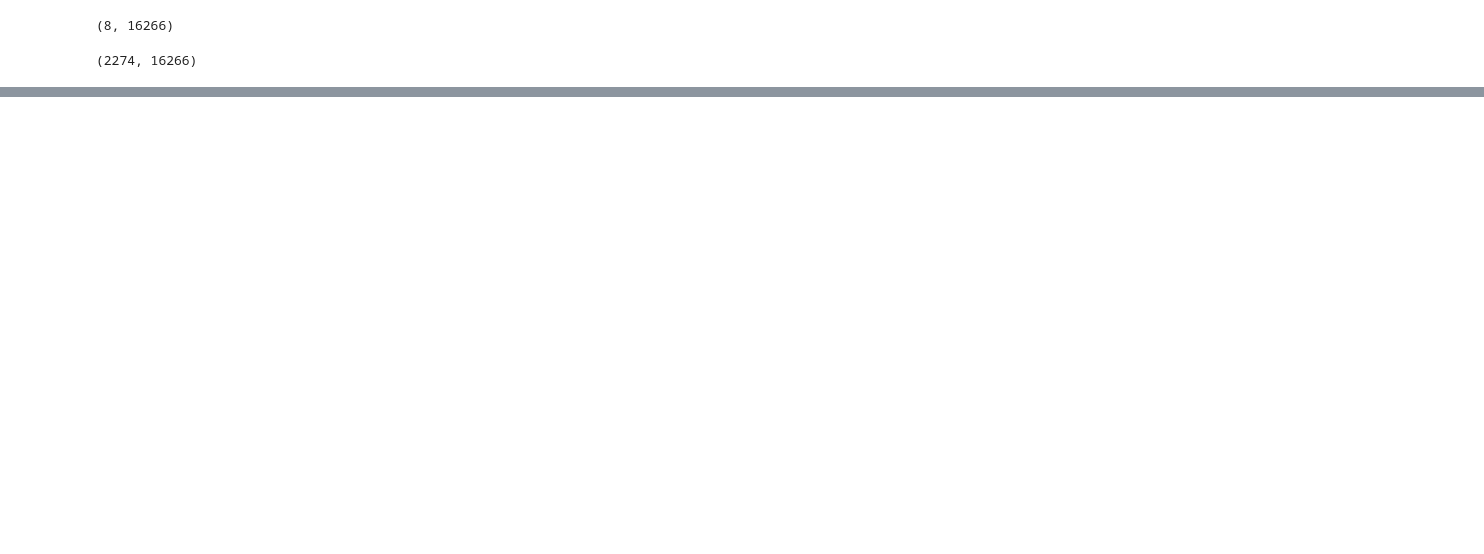
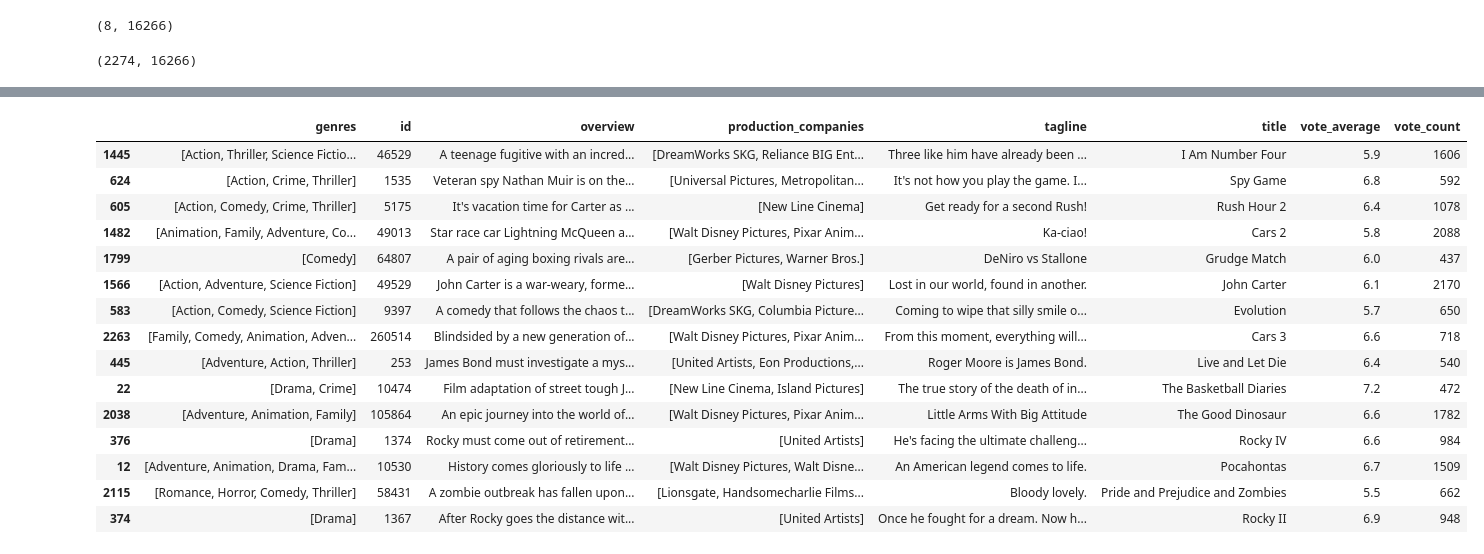
Before and after one commit to medram/movies_recommendation_system, a Jupyter notebook: recomendation_system.ipynb, the cells around one changed output, grey strips where cells are left out. Saved outputs shown, nothing was run; the diff lists cells and outputs as text; code cells hidden in the pictures; blank space fills up the shorter version.

```diff
--- a/recomendation_system.ipynb
+++ b/recomendation_system.ipynb
@@ -137,7 +137,9 @@ vote_mean = movies_df['vote_average'].mean() / 2
 print("Vote_count threshold:", threshold)
 print("Vote mean:", vote_mean)
 reduced_df = movies_df[(movies_df['vote_count'] >= threshold) & (movies_df['vote_average'] >= vote_mean)]
-reduced_df.reset_index()
+
+reduced_df = reduced_df.reset_index(drop=True)
+
 print("Dataframe size: %s rows" % reduced_df.shape[0])
 
 
@@ -406,9 +408,9 @@ class User:
         min_vec = vec.min(axis=0)
         max_vec = vec.max(axis=0)
 
-        user_space = max_vec - min_vec
-        print("user_space min:", user_space.min())
-        print("user_space max:", user_space.max())
+        #user_space = max_vec - min_vec
+        #print("user_space min:", user_space.min())
+        #print("user_space max:", user_space.max())
 
         # Create a random vector with the same user interest.
         return np.array([np.random.uniform(min_v, max_v) for min_v, max_v in np.c_[min_vec, max_vec]])
@@ -454,0 +462,27 @@ user_space max: 0.5135911563328667
+# %%
+from sklearn.neighbors import NearestNeighbors
+from sklearn.preprocessing import scale
+
+
+user = User(28, matrix, min_rating=2)
+
+X = matrix
+X_test = user.vectorized_rated_movies()
+
+n, p = X.shape
+
+nn = NearestNeighbors(n_neighbors=5)
+nbrs = nn.fit(X)
+distances, indices = nbrs.radius_neighbors(X_test, radius=5, return_distance=True, sort_results=True)
+
+print("X_test: ", X_test.shape)
+
+print("distance:", distances.shape)
+print("indices:", indices.shape)
+
+#display(distances)
+#display(indices)
+
+# Filter the important movies indices.
+distances = np.array([d[1:5] for d in distances]) # starts from 1 to remove the same movie index.
+indices = np.array([d[1:5] for d in indices])     # starts from 1 to remove the same movie index.
@@ -454,0 +508,25 @@ user_space max: 0.5135911563328667
+# %%
+import random
+
+l = np.unique(indices.T.ravel()[:100]) # select just most 100 results.
+movies_indices = np.array(random.sample(list(l), 15))
+#get_movies_by_ids(reduced_df, movies_ids)
+
+reduced_df.loc[movies_indices]
+# %% [output]
+|  | genres | id | overview | production_companies | tagline | title | vote_average | vote_count |
+| 1445 | [Action, Thriller, Science Fictio... | 46529 | A teenage fugitive with an incred... | [DreamWorks SKG, Reliance BIG Ent... | Three like him have already been ... | I Am Number Four | 5.9 | 1606 |
+| 624 | [Action, Crime, Thriller] | 1535 | Veteran spy Nathan Muir is on the... | [Universal Pictures, Metropolitan... | It's not how you play the game. I... | Spy Game | 6.8 | 592 |
+| 605 | [Action, Comedy, Crime, Thriller] | 5175 | It's vacation time for Carter as ... | [New Line Cinema] | Get ready for a second Rush! | Rush Hour 2 | 6.4 | 1078 |
+| 1482 | [Animation, Family, Adventure, Co... | 49013 | Star race car Lightning McQueen a... | [Walt Disney Pictures, Pixar Anim... | Ka-ciao! | Cars 2 | 5.8 | 2088 |
+| 1799 | [Comedy] | 64807 | A pair of aging boxing rivals are... | [Gerber Pictures, Warner Bros.] | DeNiro vs Stallone | Grudge Match | 6.0 | 437 |
+| 1566 | [Action, Adventure, Science Fiction] | 49529 | John Carter is a war-weary, forme... | [Walt Disney Pictures] | Lost in our world, found in another. | John Carter | 6.1 | 2170 |
+| 583 | [Action, Comedy, Science Fiction] | 9397 | A comedy that follows the chaos t... | [DreamWorks SKG, Columbia Picture... | Coming to wipe that silly smile o... | Evolution | 5.7 | 650 |
+| 2263 | [Family, Comedy, Animation, Adven... | 260514 | Blindsided by a new generation of... | [Walt Disney Pictures, Pixar Anim... | From this moment, everything will... | Cars 3 | 6.6 | 718 |
+| 445 | [Adventure, Action, Thriller] | 253 | James Bond must investigate a mys... | [United Artists, Eon Productions,... | Roger Moore is James Bond. | Live and Let Die | 6.4 | 540 |
+| 22 | [Drama, Crime] | 10474 | Film adaptation of street tough J... | [New Line Cinema, Island Pictures] | The true story of the death of in... | The Basketball Diaries | 7.2 | 472 |
+| 2038 | [Adventure, Animation, Family] | 105864 | An epic journey into the world of... | [Walt Disney Pictures, Pixar Anim... | Little Arms With Big Attitude | The Good Dinosaur | 6.6 | 1782 |
+| 376 | [Drama] | 1374 | Rocky must come out of retirement... | [United Artists] | He's facing the ultimate challeng... | Rocky IV | 6.6 | 984 |
+| 12 | [Adventure, Animation, Drama, Fam... | 10530 | History comes gloriously to life ... | [Walt Disney Pictures, Walt Disne... | An American legend comes to life. | Pocahontas | 6.7 | 1509 |
+| 2115 | [Romance, Horror, Comedy, Thriller] | 58431 | A zombie outbreak has fallen upon... | [Lionsgate, Handsomecharlie Films... | Bloody lovely. | Pride and Prejudice and Zombies | 5.5 | 662 |
+| 374 | [Drama] | 1367 | After Rocky goes the distance wit... | [United Artists] | Once he fought for a dream. Now h... | Rocky II | 6.9 | 948 |
```
Also changed, not shown: parts of 4 cells of this notebook.
